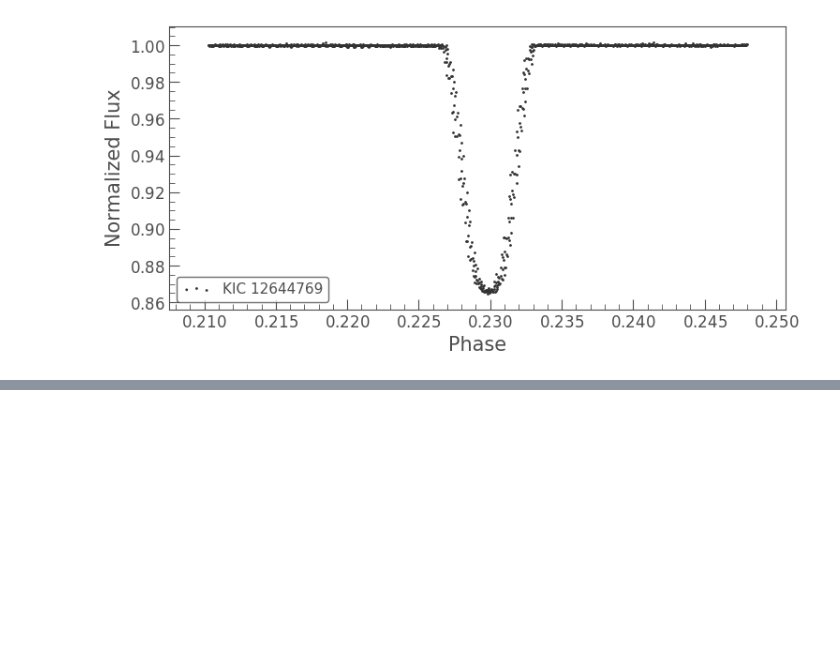
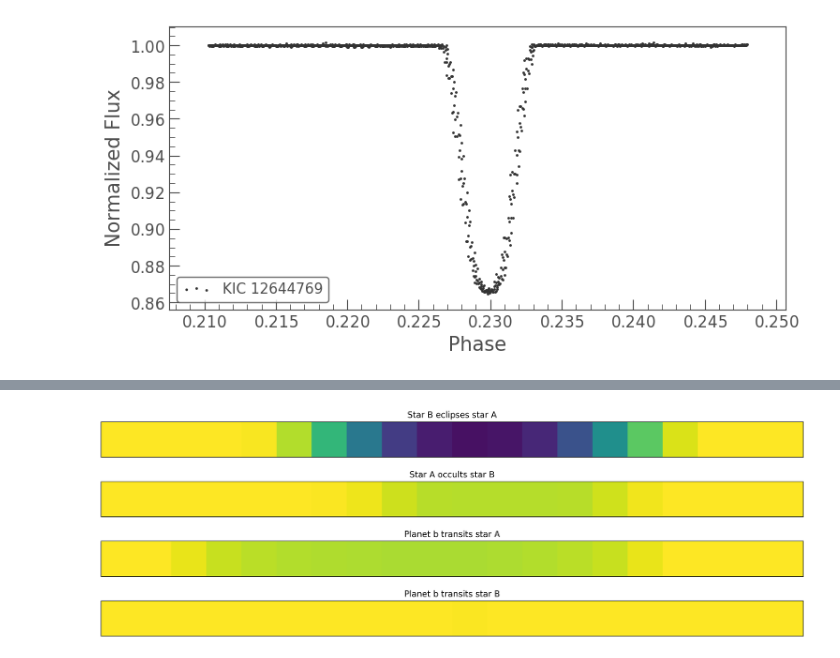
Before and after one commit to ctom2/kepler-analysis, a Jupyter notebook: Kepler-16_analysis.ipynb, the cells around one changed output, grey strips where cells are left out. Saved outputs shown, nothing was run; the diff lists cells and outputs as text; code cells hidden in the pictures; blank space fills up the shorter version.

```diff
--- a/Kepler-16_analysis.ipynb
+++ b/Kepler-16_analysis.ipynb
@@ -389,0 +472,4 @@ tmp_lc.fold(orbital_period(B_A_time[3:17]))[23000:24300].scatter()
+# %%
+show_gradients(0.86, 1, B_A_time, A_B_time, b_A_time, b_B_time, lc)
+# %% [output]
+[figure, added]
```
Also changed, not shown: parts of 12 cells of this notebook.
